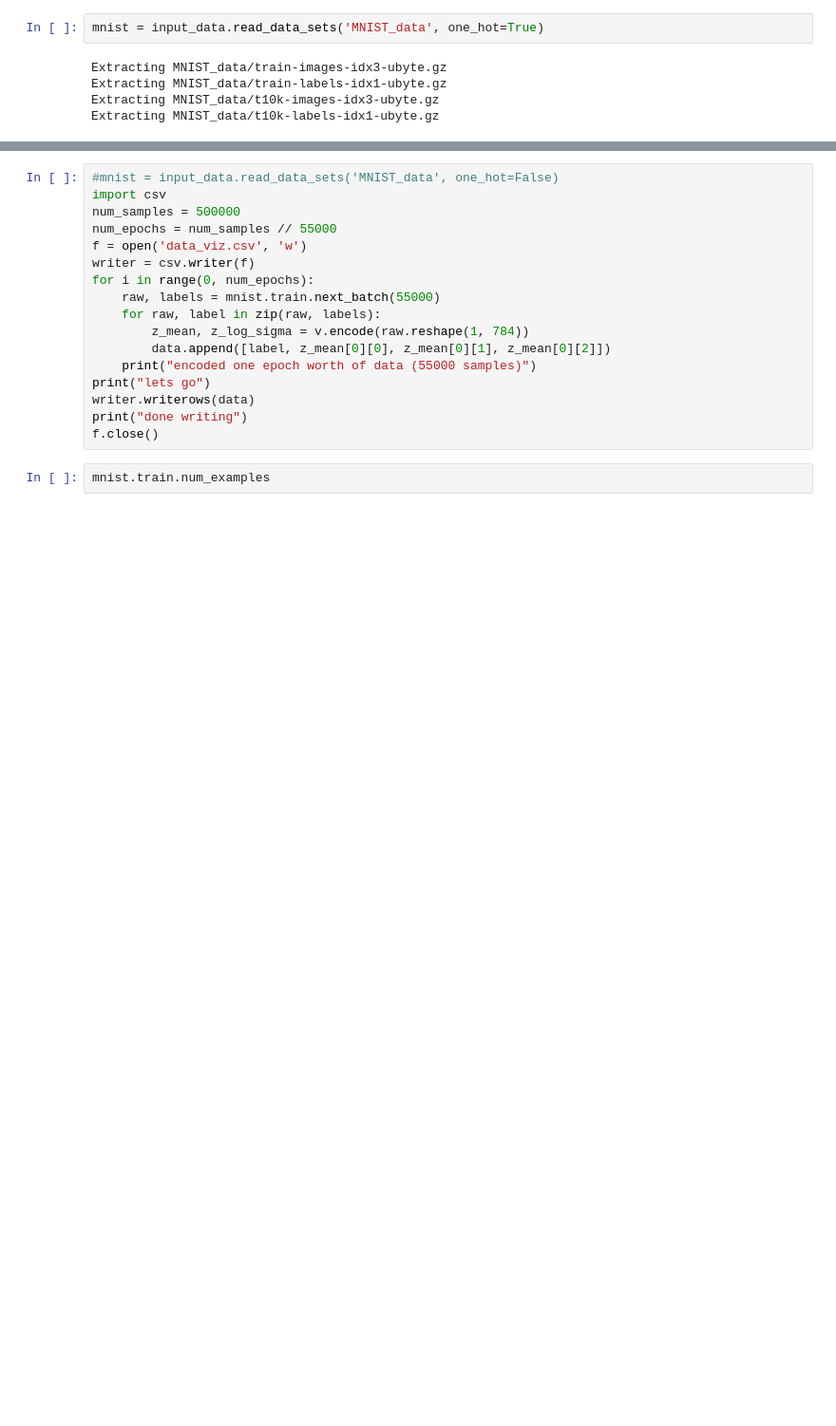
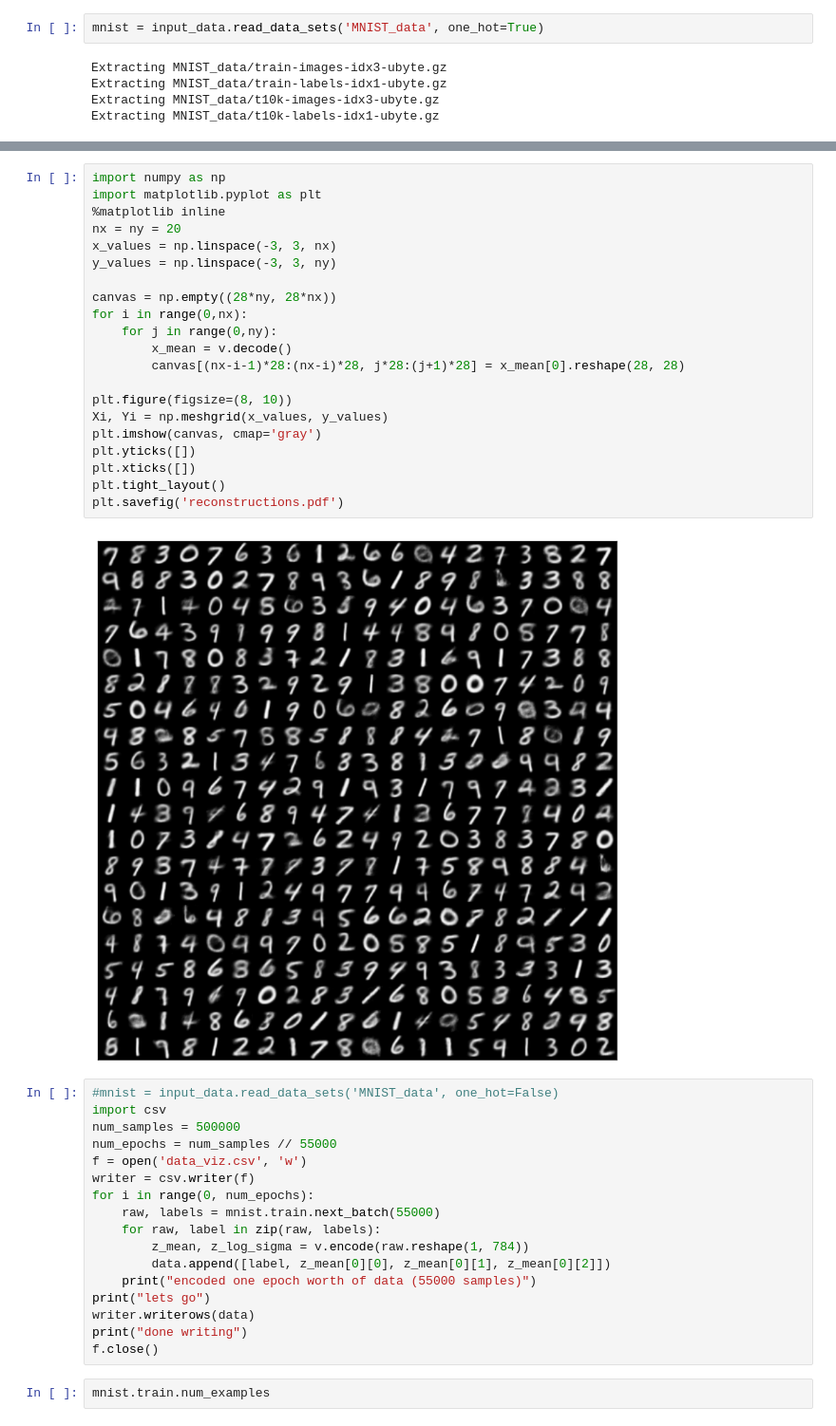
Before and after one commit to Spotlight0xff/deeplearning-seminar, a Jupyter notebook: code/notebooks/test_vae.ipynb, the cells around one changed output, grey strips where cells are left out. Shown at 95% size. Cells and saved outputs as stored; diff of their text form; blank space fills up the shorter version.

```diff
--- a/code/notebooks/test_vae.ipynb
+++ b/code/notebooks/test_vae.ipynb
@@ -48,3 +56,26 @@ KeyboardInterrupt:
+# %%
+import numpy as np
+import matplotlib.pyplot as plt
+%matplotlib inline
+nx = ny = 20
+x_values = np.linspace(-3, 3, nx)
+y_values = np.linspace(-3, 3, ny)
+
+canvas = np.empty((28*ny, 28*nx))
+for i in range(0,nx):
+    for j in range(0,ny):
+        x_mean = v.decode()
+        canvas[(nx-i-1)*28:(nx-i)*28, j*28:(j+1)*28] = x_mean[0].reshape(28, 28)
+
+plt.figure(figsize=(8, 10))
+Xi, Yi = np.meshgrid(x_values, y_values)
+plt.imshow(canvas, cmap='gray')
+plt.yticks([])
+plt.xticks([])
+plt.tight_layout()
+plt.savefig('reconstructions.pdf')
+# %% [output]
+[figure, added]
 # %%
 #mnist = input_data.read_data_sets('MNIST_data', one_hot=False)
 import csv
```
Also changed, not shown: parts of 21 cells of this notebook.
